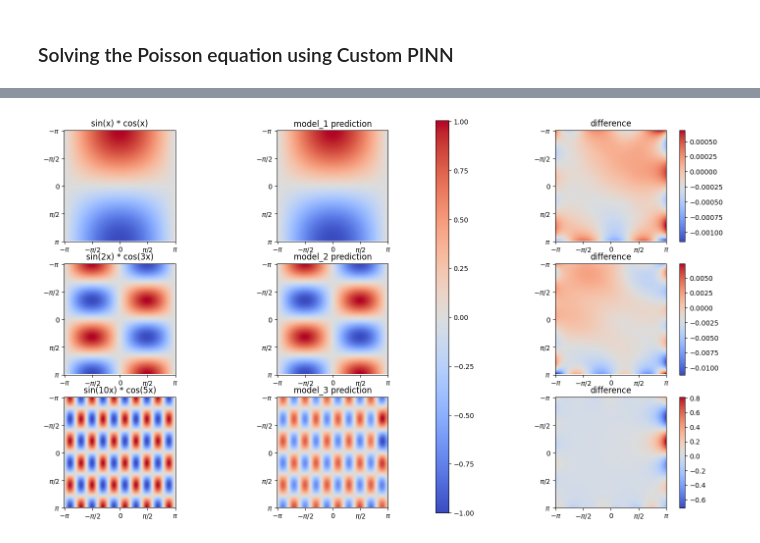
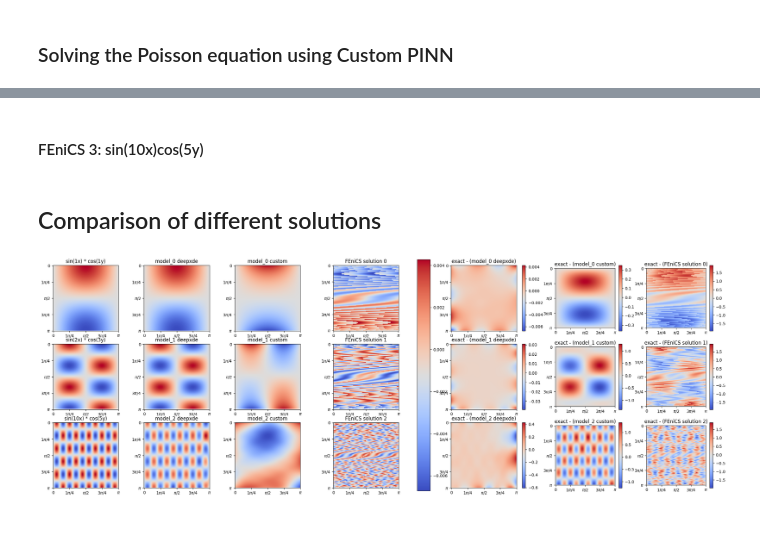
Before and after one commit to L404-Venik/CTMM, a Jupyter notebook: Task 1/Task.ipynb, the cells around one changed output, grey strips where cells are left out. Cells and saved outputs as stored; diff of their text form; code cells hidden in the pictures.

```diff
--- a/Task 1/Task.ipynb
+++ b/Task 1/Task.ipynb
@@ -285,6 +319,6 @@ model_custom_2.load_best_model("best_custom_2_3.pth")
 # %%
-k = 5
-m = 10
+k = 10
+m = 5
 
 # Create boundary conditions samplers
 bcs_sampler = Sampler(limits, lambda x: u(x,k,m), name='sample_boundary')
@@ -293,7 +327,7 @@ bcs_sampler = Sampler(limits, lambda x: u(x,k,m), name='sample_boundary')
 res_sampler = Sampler(limits, lambda x: r(x,k,m), name='sample_interior')
 # Define PINN model
 
-layers = [2, 500, 500, 500, 1]
+layers = [2, 500, 1]
 kernel_size = 300
 model_custom_3 = PINN(layers, operator, bcs_sampler, res_sampler, learning_r=0.001)
 # %%
@@ -302,0 +359,2 @@ model_custom_3.load_best_model("best_custom_5_10.pth")
+# %%
+u1_fenics = np.load("FEniCS_1_1.npy")
@@ -302,0 +363,8 @@ model_custom_3.load_best_model("best_custom_5_10.pth")
+# %%
+u2_fenics = np.load("FEniCS_2_3.npy")
+# %% [markdown]
+#### FEniCS 3: sin(10x)cos(5y)
+# %%
+u3_fenics = np.load("FEniCS_10_5.npy")
+# %% [markdown]
+## Comparison of different solutions
@@ -303,70 +426,42 @@ model_custom_3.load_best_model("best_custom_5_10.pth")
 # %%
 import matplotlib.pyplot as plt
 
-X_partition = 100
-Y_partition = 100
-left = 0
-right = np.pi
-a = 1
-b = 1
-X = np.linspace(left,right,X_partition)
-Y = np.linspace(left,right,Y_partition)
-x, y = np.meshgrid(X, Y)
-grid_points = np.vstack([x.ravel(), y.ravel()]).T
 
-
-coef_pairs = [(1, 1), (2, 3), (10, 5)]
-
-z1 = np.sin(1 * x) * np.cos(1 * y)
-u1 = model_1.predict(grid_points)
-u1_custom = model_custom_1.predict_r(grid_points)
-u1 = u1.reshape(X_partition,Y_partition)
-dif_1 = z1 - u1
-
-z2 = np.sin(2*x) * np.cos(3*y)
-u2 = model_2.predict(grid_points)
-u2 = u2.reshape(X_partition,Y_partition)
-dif_2 = z2 - u2
-
-z3 = np.sin(10*x) * np.cos(5*y)
-u3 = model_3.predict(grid_points)
-u3 = u3.reshape(X_partition,Y_partition)
-dif_3 = z3 - u3
-
-data_list = [z1, u1, dif_1,
-             z2, u2, dif_2,
-             z3, u3, dif_3]
+data_list = [z1, u1, u1_custom, u1_fenics, dif1, dif1_custom, dif1_fenics,
+             z2, u2, u2_custom, u2_fenics, dif2, dif2_custom, dif2_fenics,
+             z3, u3, u3_custom, u3_fenics, dif3, dif3_custom, dif3_fenics]
 
 ticks_X = np.linspace(0, X_partition, 5)
 ticks_Y = np.linspace(0, Y_partition, 5)
-tick_labels = [r"$-\pi$", r"$-\pi/2$", "0", r"$\pi/2$", r"$\pi$"]
+tick_labels = ["0", r"$1 \pi/4$",r"$\pi/2$", r"$3 \pi/4$", r"$\pi$"]
 
-fig, axes = plt.subplots(3, 3, figsize=(18, 10), gridspec_kw={'width_ratios': [1, 1, 1.5]})
+fig, axes = plt.subplots(3, 7, figsize=(30, 10), gridspec_kw={'width_ratios': [1, 1, 1, 1.2, 1.5, 1, 1]})
 for i, ax in enumerate(axes.flat):
     im = ax.imshow(data_list[i], cmap="coolwarm", vmin=data_list[i].min(), vmax=data_list[i].max())
     ax.set_title(f'{chr(97 + i)})')
     ax.set_xticks(ticks_X)
     ax.set_xticklabels(tick_labels)
     ax.set_yticks(ticks_Y)
     ax.set_yticklabels(tick_labels)
     if(i == 4):
-        cbar_ax = fig.add_axes([0.58, 0.1, 0.015, 0.8])
+        cbar_ax = fig.add_axes([0.55, 0.1, 0.015, 0.8])
         fig.colorbar(im, cax=cbar_ax)
 
 
-    if(i%3 == 2):
+    if(i % 7 > 7//2):
         fig.colorbar(im, ax=ax) # colorbar для правого столбца
 
-axes[0,0].set_title("sin(x) * cos(x)")
-axes[0,1].set_title("model_1 prediction")
-axes[0,2].set_title("difference")
-axes[1,0].set_title("sin(2x) * cos(3x)")
-axes[1,1].set_title("model_2 prediction")
-axes[1,2].set_title("difference")
-axes[2,0].set_title("sin(10x) * cos(5x)")
-axes[2,1].set_title("model_3 prediction")
-axes[2,2].set_title("difference")
+pairs = [(1,1),(2,3),(10,5)]
+for i in range(3):
+    axes[i,0].set_title(f"sin({pairs[i][0]}x) * cos({pairs[i][1]}y)")
+    axes[i,1].set_title(f"model_{i} deepxde")
+    axes[i,2].set_title(f"model_{i} custom")
+    axes[i,3].set_title(f"FEniCS solution {i}")
+
+    axes[i,4].set_title(f"exact - (model_{i} deepxde)")
+    axes[i,5].set_title(f"exact - (model_{i} custom)")
+    axes[i,6].set_title(f"exact - (FEniCS solution {i})")
 
 plt.show()
 # %% [output]
-[figure, old version]
+[figure, new version]
```
Also changed, not shown: parts of 32 cells of this notebook, 2 other files.
